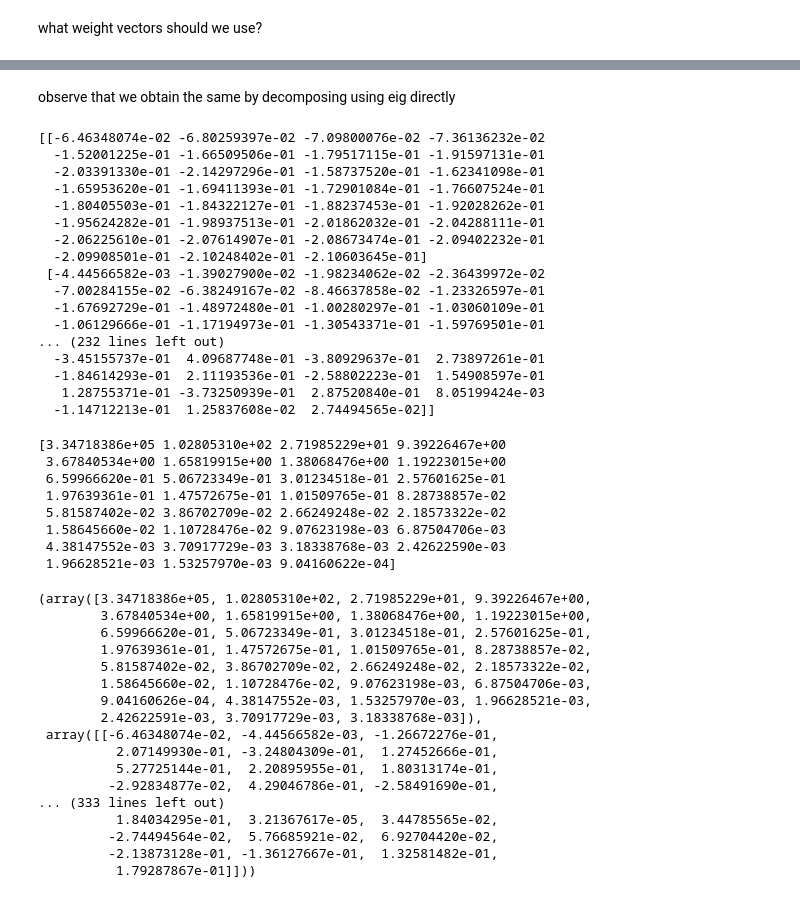
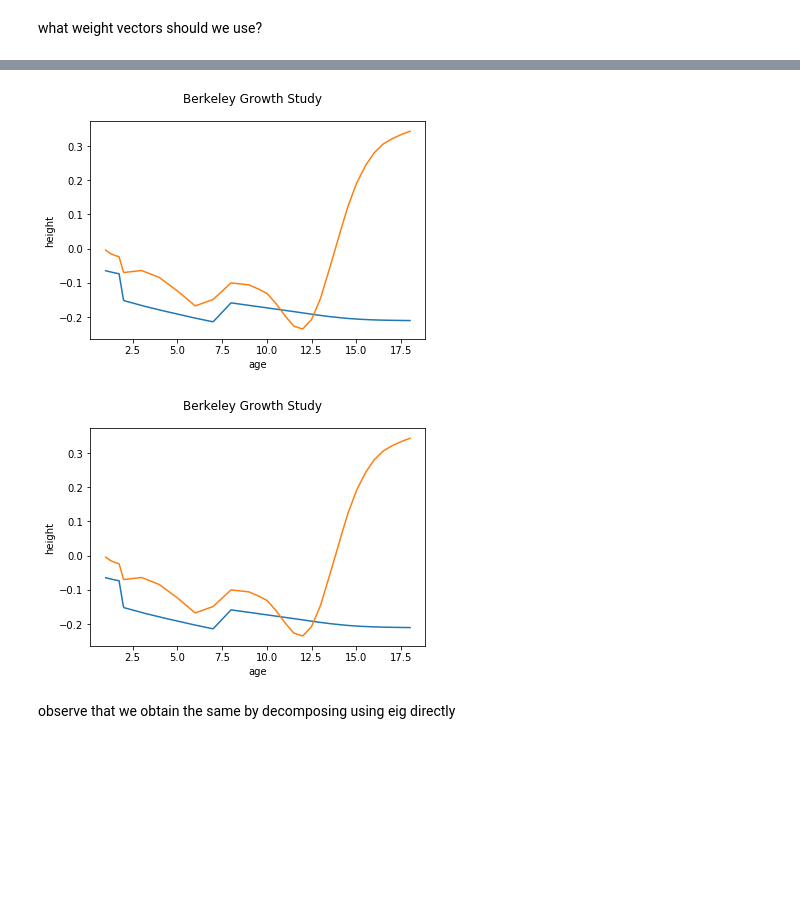
Before and after one commit to GAA-UAM/scikit-fda, a Jupyter notebook: skfda/exploratory/fpca/test.ipynb, the cells around one changed output, grey strips where cells are left out. Saved outputs shown, nothing was run; the diff lists cells and outputs as text; code cells hidden in the pictures; blank space fills up the shorter version.

```diff
--- a/skfda/exploratory/fpca/test.ipynb
+++ b/skfda/exploratory/fpca/test.ipynb
@@ -68,53 +69,7 @@ u, s, vh = np.linalg.svd(final_matrix, full_matrices=True, compute_uv=True)
+# %%
+components.plot()
+# %% [output]
+[figure, added]
+[figure, added]
 # %% [markdown]
 observe that we obtain the same by decomposing using eig directly
-# %%
-print(vh)
-# %% [output]
-[[-6.46348074e-02 -6.80259397e-02 -7.09800076e-02 -7.36136232e-02
-  -1.52001225e-01 -1.66509506e-01 -1.79517115e-01 -1.91597131e-01
-  -2.03391330e-01 -2.14297296e-01 -1.58737520e-01 -1.62341098e-01
-  -1.65953620e-01 -1.69411393e-01 -1.72901084e-01 -1.76607524e-01
-  -1.80405503e-01 -1.84322127e-01 -1.88237453e-01 -1.92028262e-01
-  -1.95624282e-01 -1.98937513e-01 -2.01862032e-01 -2.04288111e-01
-  -2.06225610e-01 -2.07614907e-01 -2.08673474e-01 -2.09402232e-01
-  -2.09908501e-01 -2.10248402e-01 -2.10603645e-01]
- [-4.44566582e-03 -1.39027900e-02 -1.98234062e-02 -2.36439972e-02
-  -7.00284155e-02 -6.38249167e-02 -8.46637858e-02 -1.23326597e-01
-  -1.67692729e-01 -1.48972480e-01 -1.00280297e-01 -1.03060109e-01
-  -1.06129666e-01 -1.17194973e-01 -1.30543371e-01 -1.59769501e-01
-... (232 lines left out)
-  -3.45155737e-01  4.09687748e-01 -3.80929637e-01  2.73897261e-01
-  -1.84614293e-01  2.11193536e-01 -2.58802223e-01  1.54908597e-01
-   1.28755371e-01 -3.73250939e-01  2.87520840e-01  8.05199424e-03
-  -1.14712213e-01  1.25837608e-02  2.74494565e-02]]
-# %%
-print(s**2)
-# %% [output]
-[3.34718386e+05 1.02805310e+02 2.71985229e+01 9.39226467e+00
- 3.67840534e+00 1.65819915e+00 1.38068476e+00 1.19223015e+00
- 6.59966620e-01 5.06723349e-01 3.01234518e-01 2.57601625e-01
- 1.97639361e-01 1.47572675e-01 1.01509765e-01 8.28738857e-02
- 5.81587402e-02 3.86702709e-02 2.66249248e-02 2.18573322e-02
- 1.58645660e-02 1.10728476e-02 9.07623198e-03 6.87504706e-03
- 4.38147552e-03 3.70917729e-03 3.18338768e-03 2.42622590e-03
- 1.96628521e-03 1.53257970e-03 9.04160622e-04]
-# %%
-np.linalg.eig(np.transpose(final_matrix) @ final_matrix)
-# %% [output]
-(array([3.34718386e+05, 1.02805310e+02, 2.71985229e+01, 9.39226467e+00,
-        3.67840534e+00, 1.65819915e+00, 1.38068476e+00, 1.19223015e+00,
-        6.59966620e-01, 5.06723349e-01, 3.01234518e-01, 2.57601625e-01,
-        1.97639361e-01, 1.47572675e-01, 1.01509765e-01, 8.28738857e-02,
-        5.81587402e-02, 3.86702709e-02, 2.66249248e-02, 2.18573322e-02,
-        1.58645660e-02, 1.10728476e-02, 9.07623198e-03, 6.87504706e-03,
-        9.04160626e-04, 4.38147552e-03, 1.53257970e-03, 1.96628521e-03,
-        2.42622591e-03, 3.70917729e-03, 3.18338768e-03]),
- array([[-6.46348074e-02, -4.44566582e-03, -1.26672276e-01,
-          2.07149930e-01, -3.24804309e-01,  1.27452666e-01,
-          5.27725144e-01,  2.20895955e-01,  1.80313174e-01,
-         -2.92834877e-02,  4.29046786e-01, -2.58491690e-01,
-... (333 lines left out)
-          1.84034295e-01,  3.21367617e-05,  3.44785565e-02,
-         -2.74494564e-02,  5.76685921e-02,  6.92704420e-02,
-         -2.13873128e-01, -1.36127667e-01,  1.32581482e-01,
-          1.79287867e-01]]))
```
Also changed, not shown: parts of 14 cells of this notebook, 1 other file.
